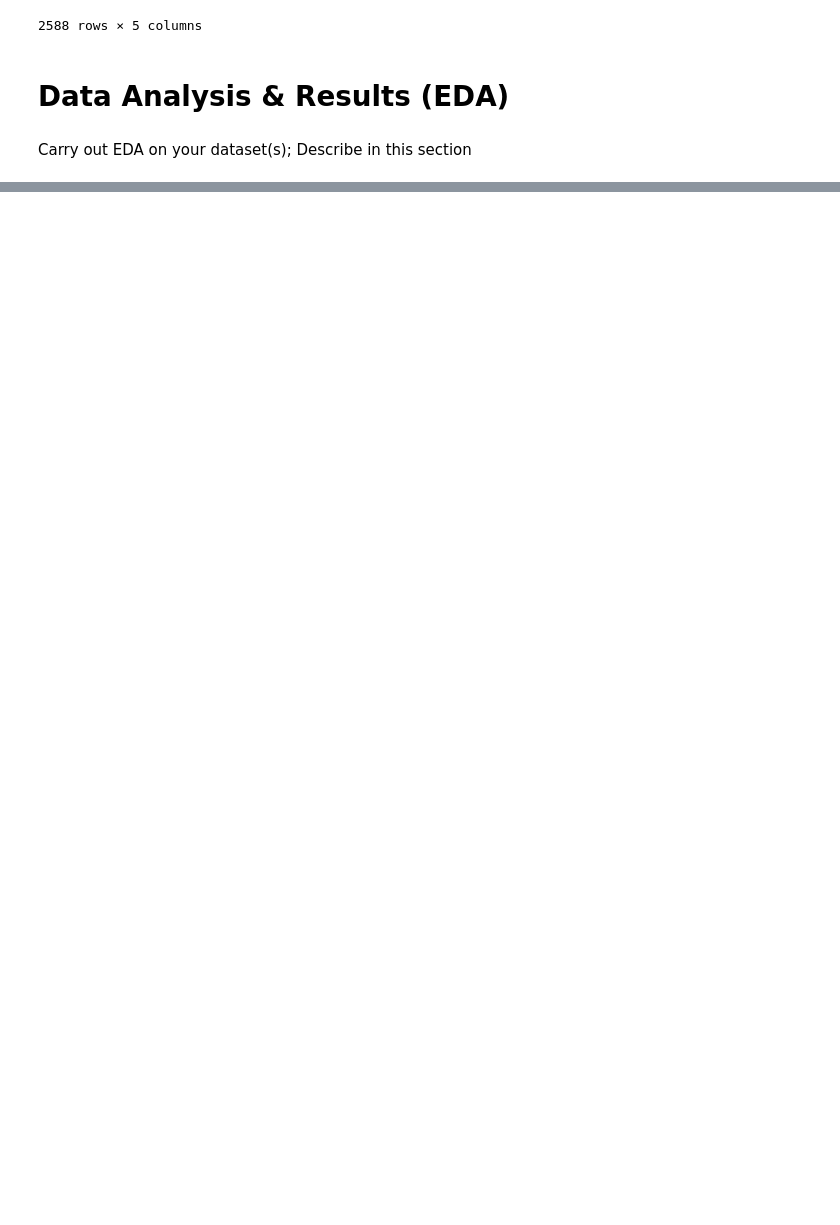
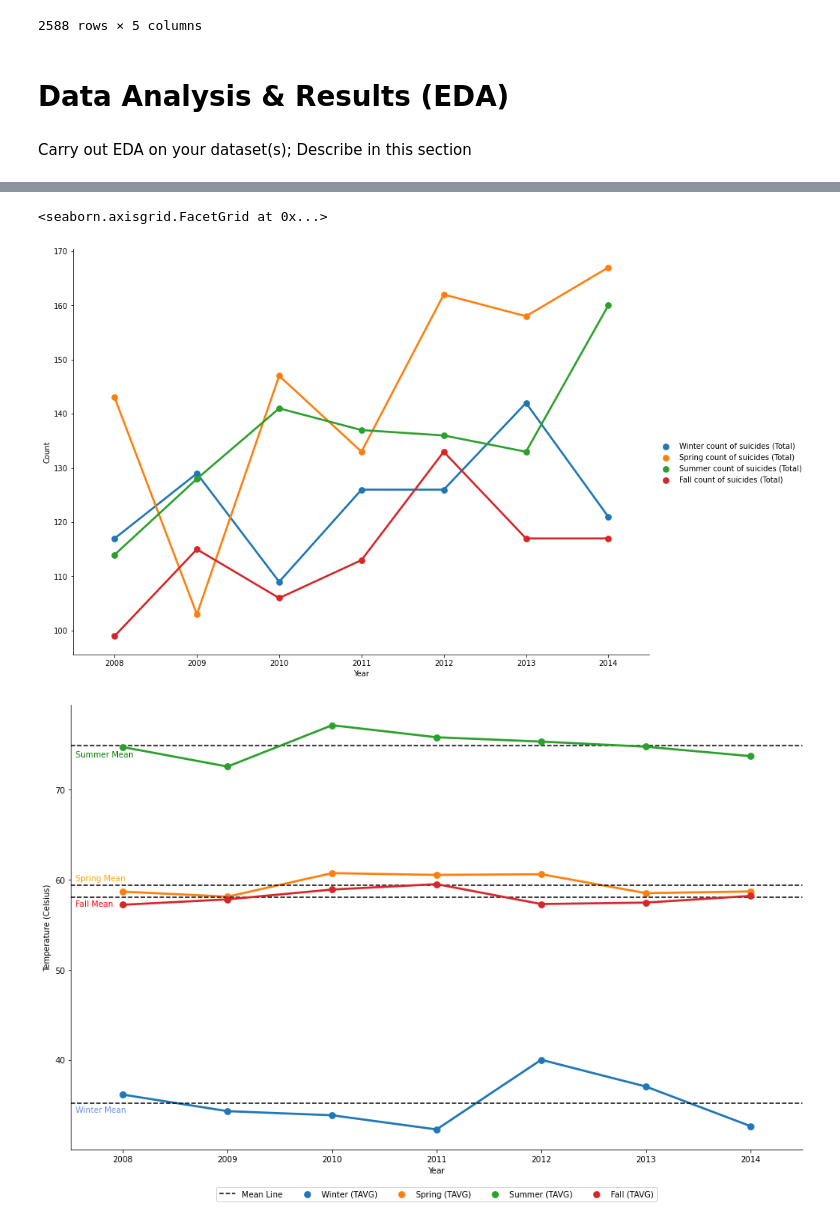
Before and after one commit to kevinlee-2000/Fluctuating-Fahrenheit-Suicide-Risk-, a Jupyter notebook: EDACheckpoint_group021.ipynb, the cells around one changed output, grey strips where cells are left out. Saved outputs shown, nothing was run; the diff lists cells and outputs as text; code cells hidden in the pictures; blank space fills up the shorter version.

Commit message:
done with visual avg. lines

```diff
--- a/EDACheckpoint_group021.ipynb
+++ b/EDACheckpoint_group021.ipynb
@@ -271,0 +297,49 @@ display(seasonal_station3)
+# %%
+#cast as a float in order to display in graph
+seasonal_station1 = seasonal_station1.astype(float)
+seasonal_station1['Year'] = seasonal_station1['Year'].astype(int)
+
+# to_drop = ['Winter (TMAX)', 'Winter (TMIN)', 'Winter (DEV)',
+#           'Spring (TMAX)', 'Spring (TMIN)', 'Spring (DEV)',
+#           'Summer (TMAX)', 'Summer (TMIN)', 'Summer (DEV)',
+#           'Fall (TMAX)', 'Fall (TMIN)', 'Fall (DEV)',
+#            'Count of Suicides (Total)', 'Count of suicides (Males)', 'Count of suicides (Females)']
+# season_avg_and_season_suicide = seasonal_station1.drop(columns=to_drop)
+
+#show suicide data per season over the years
+seasons_and_year = ['Year']
+seasons_and_year.extend(season_columns)
+seasonal_suicide_count = seasonal_station1[seasons_and_year]
+data = seasonal_suicide_count.melt('Year', var_name='',  value_name='Count')
+sns.catplot(x="Year", y="Count", hue='', data=data, kind='point', height=8.27, aspect=11.7/8.27)
+
+#show season temperature data over the years
+season_avg = ['Year', 'Winter (TAVG)', 'Spring (TAVG)', 'Summer (TAVG)', 'Fall (TAVG)']
+season_avg = seasonal_station1[season_avg]
+data = season_avg.melt('Year', var_name='',  value_name='Temp (Fahrenheit)')
+graph = sns.catplot(x="Year", y="Temp (Fahrenheit)", hue='', data=data, kind='point', height=8.27, aspect=11.7/8.27)
+graph._legend.remove()
+
+#show average line across the seasons, as a visual indicator for deviation from total average
+winter_mean = season_avg['Winter (TAVG)'].mean()
+spring_mean = season_avg['Spring (TAVG)'].mean()
+summer_mean = season_avg['Summer (TAVG)'].mean()
+fall_mean = season_avg['Fall (TAVG)'].mean()
+
+graph.map(plt.axhline, y=winter_mean, ls='--', c='black', label='Mean Line')
+graph.map(plt.annotate, s="Winter Mean", xy=(-0.45,winter_mean-1), color='cornflowerblue')
+
+graph.map(plt.axhline, y=spring_mean, ls='--', c='black')
+graph.map(plt.annotate, s="Spring Mean", xy=(-0.45,spring_mean+0.5), color='orange')
+
+graph.map(plt.axhline, y=summer_mean, ls='--', c='black')
+graph.map(plt.annotate, s="Summer Mean", xy=(-0.45,summer_mean-1.2), color='green')
+
+graph.map(plt.axhline, y=fall_mean, ls='--', c='black')
+graph.map(plt.annotate, s="Fall Mean", xy=(-0.45,fall_mean-1), color='red')
+plt.legend(loc='center', bbox_to_anchor=(0.5, -0.1), ncol=5)
+graph.set_axis_labels("Year", "Temperature (Celsius)")
+# %% [output]
+<seaborn.axisgrid.FacetGrid at 0x...>
+[figure, added]
+[figure, added]
```
Also changed, not shown: parts of 3 cells of this notebook.
